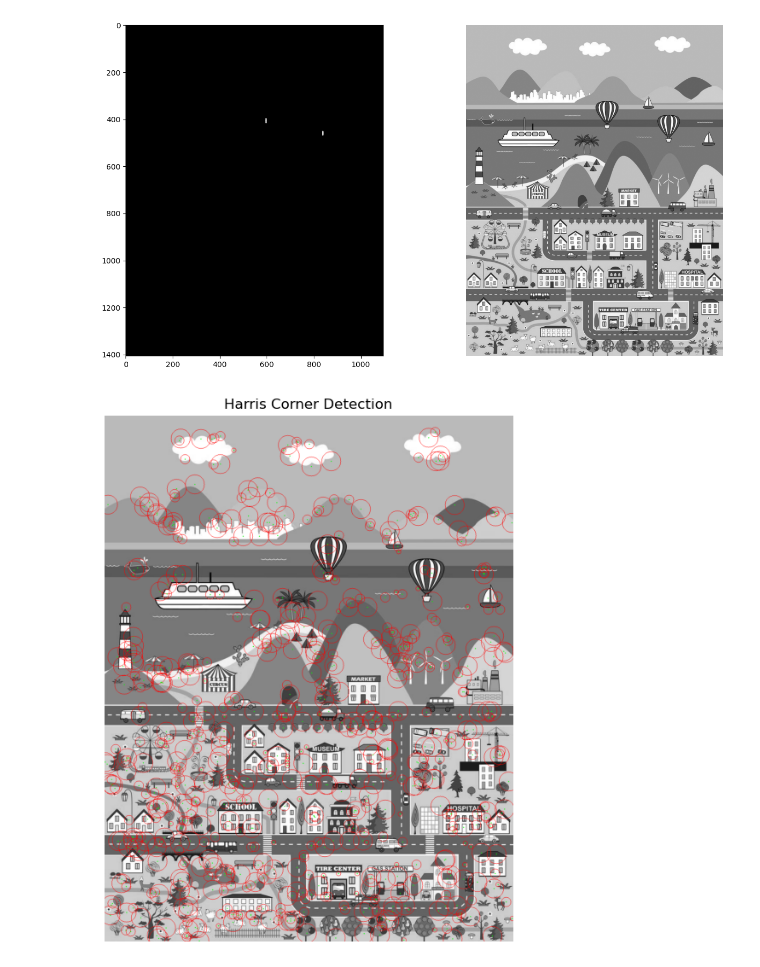
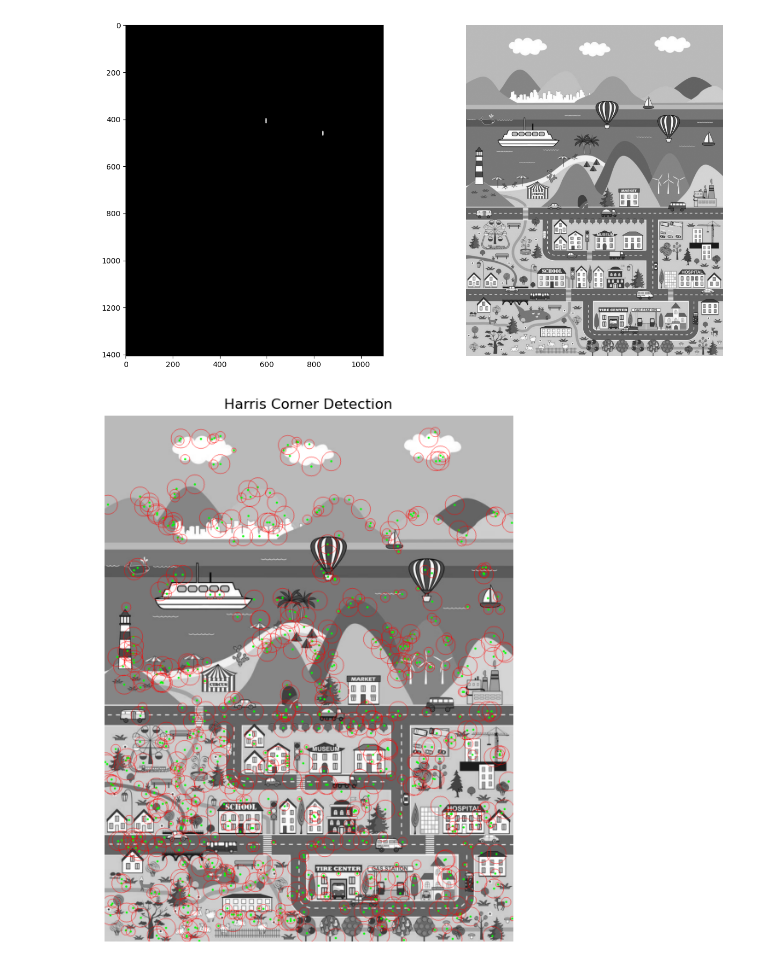
Before and after one commit to York-Citynew/template-search, a Jupyter notebook: image_search.ipynb, the cells around one changed output. Cells and saved outputs as stored; diff of their text form; code cells hidden in the pictures.

```diff
--- a/image_search.ipynb
+++ b/image_search.ipynb
@@ -7,8 +7,8 @@ from scipy.signal import correlate2d
 def normalize(array):
     return (array - np.mean(array)) / np.std(array)
 # %%
-image = cv2.imread('map.jpg', cv2.IMREAD_GRAYSCALE)
-plt.imshow(image, 'gray')
+map_image = cv2.imread('map.jpg', cv2.IMREAD_GRAYSCALE)
+plt.imshow(map_image, 'gray')
 plt.show()
 # %% [output]
 [figure]
@@ -28,48 +28,50 @@ plt.show()
 # %% [output]
 [figure]
 # %%
-ksize = 5
-k = .05
+def harris(image, k, ksize, p, s, s_min):
+    dx = cv2.Sobel(image, cv2.CV_64F, 1, 0, ksize=ksize)
+    dy = cv2.Sobel(image, cv2.CV_64F, 0, 1, ksize=ksize)
+    dx2 = dx ** 2
+    dy2 = dy ** 2
+    h_score = (dx2*dy2)-((dx*dy)**2)-k*((dx2+dy2)**2)
+    t = np.percentile(h_score.ravel(), p)
+    h_score_t = np.where(h_score > t, h_score, 0)
 
-dx = cv2.Sobel(image, cv2.CV_64F, 1, 0, ksize=ksize)
-dy = cv2.Sobel(image, cv2.CV_64F, 0, 1, ksize=ksize)
-dx2 = dx ** 2
-dy2 = dy ** 2
-h_score = (dx2*dy2)-((dx*dy)**2)-k*((dx2+dy2)**2)
-t = np.percentile(h_score.ravel(), 57.5)
-h_score_t = np.where(h_score > t, h_score, 0)
-rgb_image = cv2.cvtColor(image, cv2.COLOR_GRAY2RGB)
 
-candidate_xy = []
-for y,x in np.argwhere(h_score_t):
-    if (h_score[max(0,y-1):y+2, max(0,x-1):x+2] < h_score[y,x]).sum()==8:
-        candidate_xy.append((y, x))
+    candidate_xy = []
+    for y,x in np.argwhere(h_score_t):
+        if (h_score[max(0,y-1):y+2, max(0,x-1):x+2] < h_score[y,x]).sum()==8:
+            candidate_xy.append((y, x))
 
-image64 = image.astype(np.float64)
+    image64 = image.astype(np.float64)
 
-norm_lap = []
-sigmas = 2**np.arange(4) # 2**i, i=0..3
-for s in sigmas:
-    blurred = cv2.GaussianBlur(image64, (0, 0), s)
-    lap = cv2.Laplacian(blurred, cv2.CV_64F, ksize=5)
-    norm_lap.append((s ** 2) * np.abs(lap))
-norm_lap = np.stack(norm_lap, axis=0)
+    norm_lap = []
+    sigmas = 2**np.arange(s_min, s) # 2**i, i=0..s-1
+    for s in sigmas:
+        blurred = cv2.GaussianBlur(image64, (0, 0), s)
+        lap = cv2.Laplacian(blurred, cv2.CV_64F, ksize=5)
+        norm_lap.append((s ** 2) * np.abs(lap))
+    norm_lap = np.stack(norm_lap, axis=0)
 
-keypoints = []
-for (y, x) in candidate_xy:
-    s_idx = np.argmax(norm_lap[:, y, x])
-    keypoints.append((y, x, sigmas[s_idx]))
+    keypoints = []
+    for (y, x) in candidate_xy:
+        s_idx = np.argmax(norm_lap[:, y, x])
+        keypoints.append((y, x, sigmas[s_idx]))
+    return keypoints
 
-image_copy = rgb_image.copy()
-for (y, x, sigma) in keypoints:
-    r = max(2, int(round(3 * sigma)))
-    cv2.circle(image_copy, (int(x), int(y)), r, (255, 0, 0), 1)
-    cv2.circle(image_copy, (int(x), int(y)), 1, (0, 255, 0), -1)
+def draw_harris(image, k, ksize, p, s, s_min=0):
+    keypoints = harris(image, k, ksize, p, s, s_min)
+    rgb_image = cv2.cvtColor(image, cv2.COLOR_GRAY2RGB)
+    for (y, x, sigma) in keypoints:
+        r = 3 * sigma
+        cv2.circle(rgb_image, (int(x), int(y)), r, (255, 0, 0), 1)
+        cv2.circle(rgb_image, (int(x), int(y)), 1, (0, 255, 0), 2)
+    plt.figure(figsize=(15, 8))
+    plt.imshow(rgb_image)
+    plt.axis('off')
+    plt.title('Harris Corner Detection')
+    plt.show()
 
-plt.figure(figsize=(15, 8))
-plt.imshow(image_copy)
-plt.axis('off')
-plt.title('Harris Corner Detection')
-plt.show()
+draw_harris(map_image, 0.05, 5, 57.5, 4)
 # %% [output]
-[figure, old version]
+[figure, new version]
```
Also changed, not shown: parts of 5 cells of this notebook, 1 other file.
